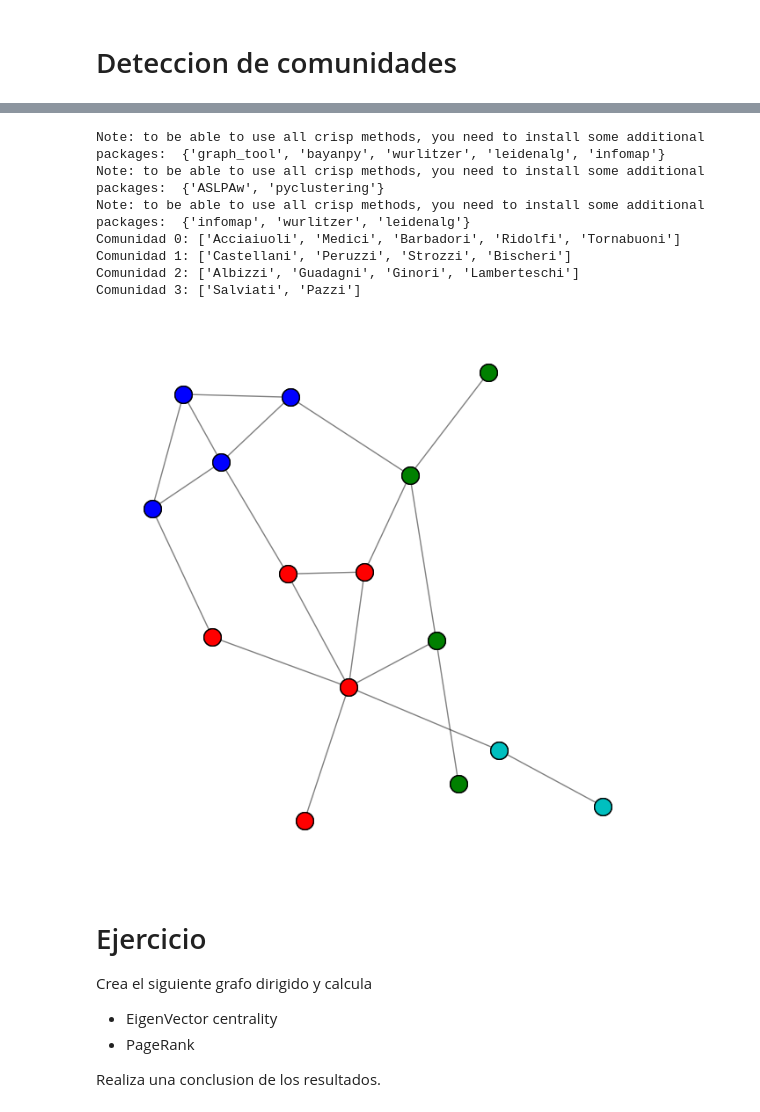
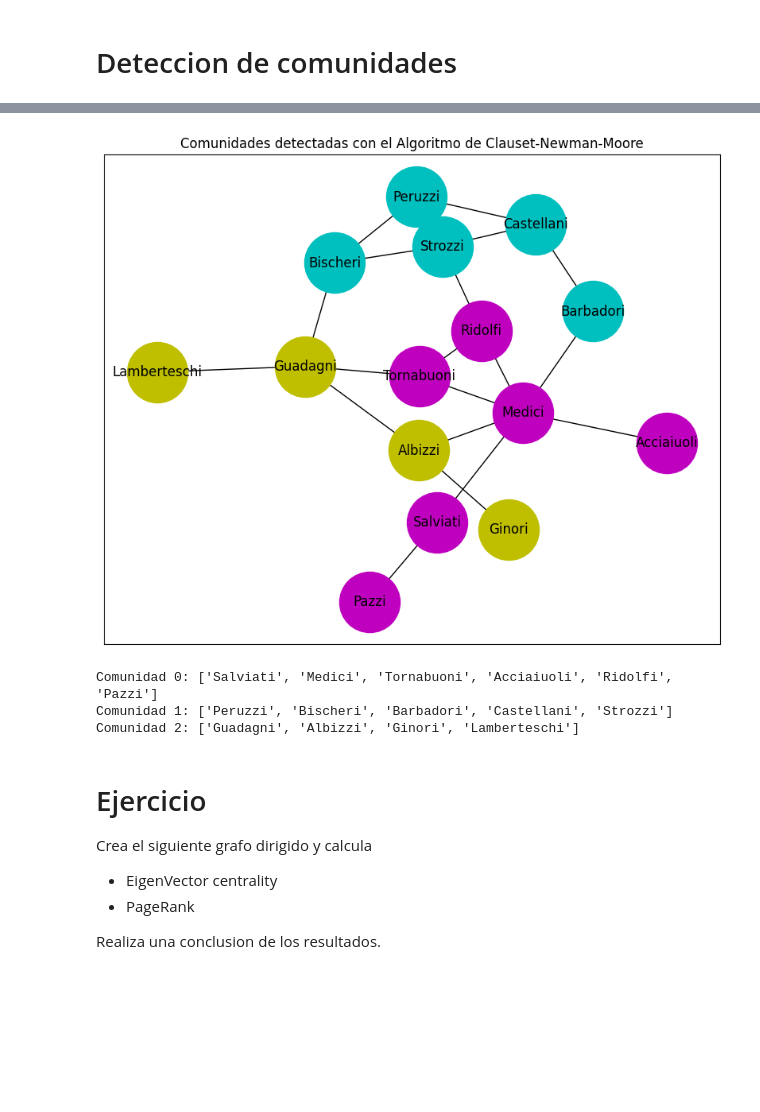
Before and after one commit to sharop/TallerGrafos24, a Jupyter notebook: Clase_2_Grafos.ipynb, the cells around one changed output, grey strips where cells are left out. Drawn from its saved outputs; the diff is of its cells as text; code cells hidden in the pictures; blank space fills up the shorter version.

```diff
--- a/Clase_2_Grafos.ipynb
+++ b/Clase_2_Grafos.ipynb
@@ -719,43 +767,45 @@ Successfully installed Levenshtein-0.25.1 angelcommunity-2.0.0 bimlpa-0.1.2 cdli
 # %%
 import networkx as nx
 import matplotlib.pyplot as plt
-from cdlib import algorithms
-from cdlib import viz
+from networkx.algorithms.community import greedy_modularity_communities
 
 # Definición del grafo de las familias florentinas
 florentine_families = [
     ("Acciaiuoli", "Medici"), ("Castellani", "Peruzzi"), ("Castellani", "Strozzi"),
     ("Castellani", "Barbadori"), ("Medici", "Barbadori"), ("Medici", "Ridolfi"),
     ("Medici", "Tornabuoni"), ("Medici", "Albizzi"), ("Medici", "Salviati"),
     ("Salviati", "Pazzi"), ("Peruzzi", "Strozzi"), ("Peruzzi", "Bischeri"),
     ("Strozzi", "Ridolfi"), ("Strozzi", "Bischeri"), ("Ridolfi", "Tornabuoni"),
     ("Tornabuoni", "Guadagni"), ("Albizzi", "Ginori"), ("Albizzi", "Guadagni"),
     ("Bischeri", "Guadagni"), ("Guadagni", "Lamberteschi")
 ]
 
 # Creación del grafo
 G = nx.Graph()
 G.add_edges_from(florentine_families)
 
-# Detección de comunidades utilizando el algoritmo de Louvain
-communities = algorithms.louvain(G)
+# Detección de comunidades utilizando el algoritmo de Clauset-Newman-Moore
+communities = list(greedy_modularity_communities(G))
 
 # Visualización del grafo con las comunidades detectadas
 pos = nx.spring_layout(G)
-viz.plot_network_clusters(G, communities, pos)
+colors = ['r', 'g', 'b', 'y', 'c', 'm']
+plt.figure(figsize=(10, 8))
+for community in communities:
+    nx.draw_networkx_nodes(G, pos, nodelist=community, node_color=colors.pop(), node_size=3000)
+nx.draw_networkx_edges(G, pos)
+nx.draw_networkx_labels(G, pos)
+plt.title("Comunidades detectadas con el Algoritmo de Clauset-Newman-Moore")
+plt.show()
 
 # Mostrar las comunidades
-for community_id, community in enumerate(communities.communities):
-    print(f"Comunidad {community_id}: {community}")
+for i, community in enumerate(communities):
+    print(f"Comunidad {i}: {list(community)}")
 # %% [output]
+[figure, new version]
-Note: to be able to use all crisp methods, you need to install some additional packages:  {'graph_tool', 'bayanpy', 'wurlitzer', 'leidenalg', 'infomap'}
-Note: to be able to use all crisp methods, you need to install some additional packages:  {'ASLPAw', 'pyclustering'}
-Note: to be able to use all crisp methods, you need to install some additional packages:  {'infomap', 'wurlitzer', 'leidenalg'}
-Comunidad 0: ['Acciaiuoli', 'Medici', 'Barbadori', 'Ridolfi', 'Tornabuoni']
-Comunidad 1: ['Castellani', 'Peruzzi', 'Strozzi', 'Bischeri']
-Comunidad 2: ['Albizzi', 'Guadagni', 'Ginori', 'Lamberteschi']
-Comunidad 3: ['Salviati', 'Pazzi']
+Comunidad 0: ['Salviati', 'Medici', 'Tornabuoni', 'Acciaiuoli', 'Ridolfi', 'Pazzi']
+Comunidad 1: ['Peruzzi', 'Bischeri', 'Barbadori', 'Castellani', 'Strozzi']
+Comunidad 2: ['Guadagni', 'Albizzi', 'Ginori', 'Lamberteschi']
-[figure, old version]
 # %% [markdown]
 # Ejercicio
 Crea el siguiente grafo dirigido y calcula
```
Also changed, not shown: parts of 14 cells of this notebook.
